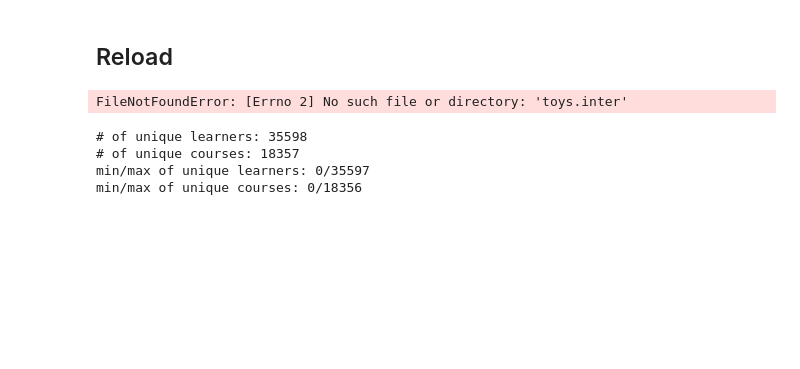
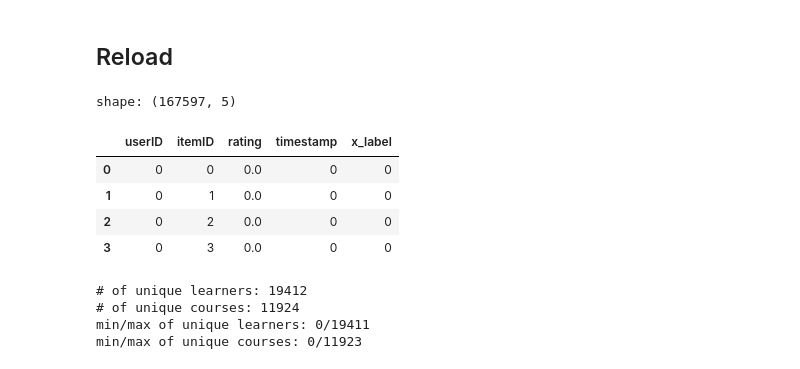
Before and after one commit to RaoZhongtao/MMRec, a Jupyter notebook: preprocessAmazon/0rating2inter.ipynb, the cells around one changed output. Drawn from its saved outputs; the diff is of its cells as text; code cells hidden in the pictures; blank space fills up the shorter version.

```diff
--- a/preprocessAmazon/0rating2inter.ipynb
+++ b/preprocessAmazon/0rating2inter.ipynb
@@ -161,11 +163,16 @@ interactionDataFrame[:5]
 # %% [markdown]
 ## Reload
 # %%
-indexed_df = pd.read_csv(rslt_file, sep='\t')
+indexed_df = pd.read_csv(os.path.join(rslt_dir, rslt_file), sep='\t')
 print(f'shape: {indexed_df.shape}')
 indexed_df[:4]
 # %% [output]
-FileNotFoundError: [Errno 2] No such file or directory: 'toys.inter'
+shape: (167597, 5)
+|  | userID | itemID | rating | timestamp | x_label |
+| 0 | 0 | 0 | 0.0 | 0 | 0 |
+| 1 | 0 | 1 | 0.0 | 0 | 0 |
+| 2 | 0 | 2 | 0.0 | 0 | 0 |
+| 3 | 0 | 3 | 0.0 | 0 | 0 |
 # %%
 u_uni = indexed_df['userID'].unique()
 c_uni = indexed_df['itemID'].unique()
@@ -176,7 +183,7 @@ print(f'# of unique courses: {len(c_uni)}')
 print('min/max of unique learners: {0}/{1}'.format(min(u_uni), max(u_uni)))
 print('min/max of unique courses: {0}/{1}'.format(min(c_uni), max(c_uni)))
 # %% [output]
-# of unique learners: 35598
-# of unique courses: 18357
-min/max of unique learners: 0/35597
-min/max of unique courses: 0/18356
+# of unique learners: 19412
+# of unique courses: 11924
+min/max of unique learners: 0/19411
+min/max of unique courses: 0/11923
```
Also changed, not shown: parts of 3 cells of this notebook, 15 other files.
